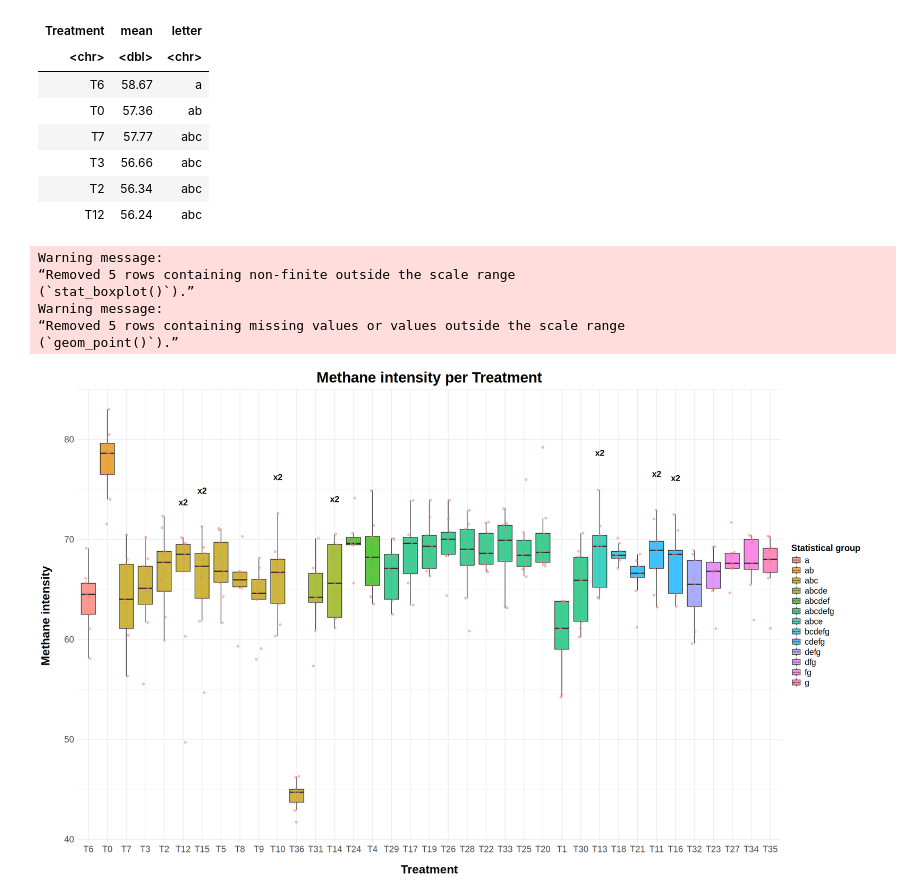
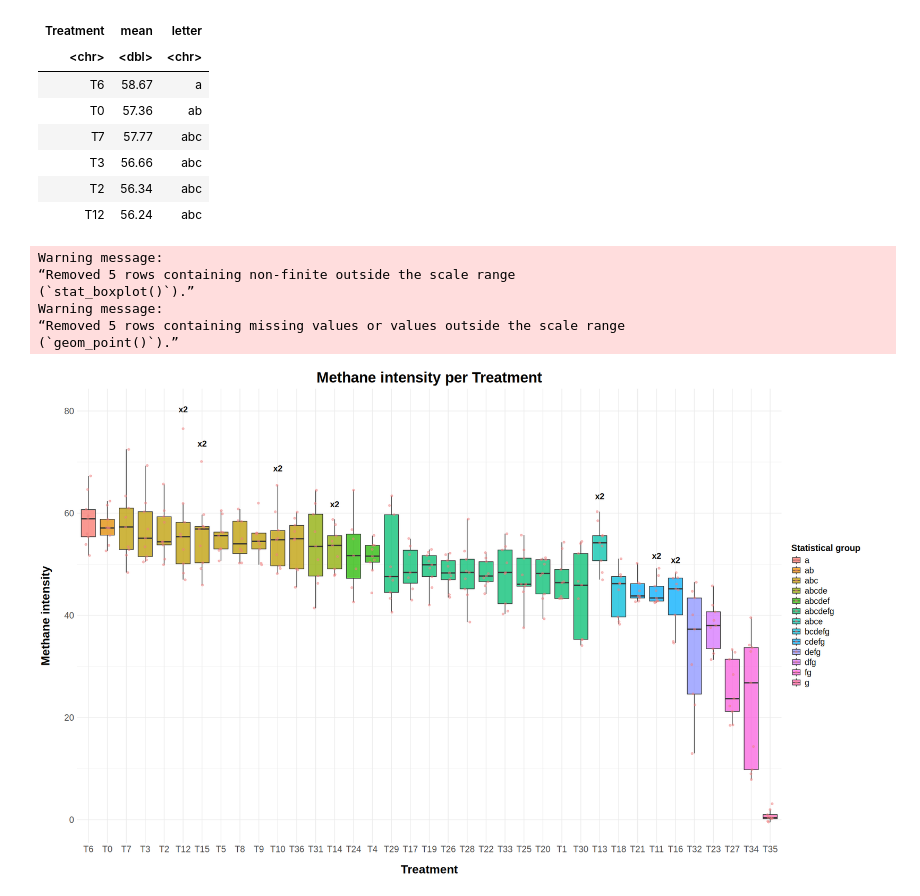
Before and after one commit to maurope/lmf, a Jupyter notebook: notebooks/2026/2026_09_11_R_bios_diets_anaylisis_for_alejandra.ipynb, the cells around one changed output. Saved outputs shown, nothing was run; the diff lists cells and outputs as text; code cells hidden in the pictures.

```diff
--- a/notebooks/2026/2026_09_11_R_bios_diets_anaylisis_for_alejandra.ipynb
+++ b/notebooks/2026/2026_09_11_R_bios_diets_anaylisis_for_alejandra.ipynb
@@ -743,7 +653,7 @@ df_plot$Treatment <- factor(
 x2_labels <- df_plot %>%
   group_by(Treatment) %>%
   summarise(
-    y_position = max(TDDM_percentage, na.rm = TRUE) * 1.05,
+    y_position = max(CH4_ml_g_DMD_24h, na.rm = TRUE) * 1.05,
     .groups = "drop"
   ) %>%
   filter(Treatment %in% x2_treatments)
@@ -756,7 +666,7 @@ ggplot(
   df_plot,
   aes(
     x = Treatment,
-    y = TDDM_percentage,
+    y = CH4_ml_g_DMD_24h,
     fill = letter
   )
 ) +
@@ -814,34 +724,34 @@ ggplot(
     axis.title.y = element_text(
       size = 20,
       face = "bold",
       margin = margin(r = 20)
     ),
 
     axis.text.x = element_text(
       size = 15
     ),
 
     axis.text.y = element_text(
       size = 15
     ),
 
     legend.title = element_text(
       size = 15,
       face = "bold"
     ),
 
     legend.text = element_text(
       size = 14
     )
   )
 # %% [output]
 Warning message:
 “Removed 5 rows containing non-finite outside the scale range
 (`stat_boxplot()`).”
 Warning message:
 “Removed 5 rows containing missing values or values outside the scale range
 (`geom_point()`).”
-[figure, old version]
+[figure, new version]
 # %%
 ggsave(
   filename = "methane_treatments.png",
```
Also changed, not shown: parts of 40 cells of this notebook, 1 other file.
